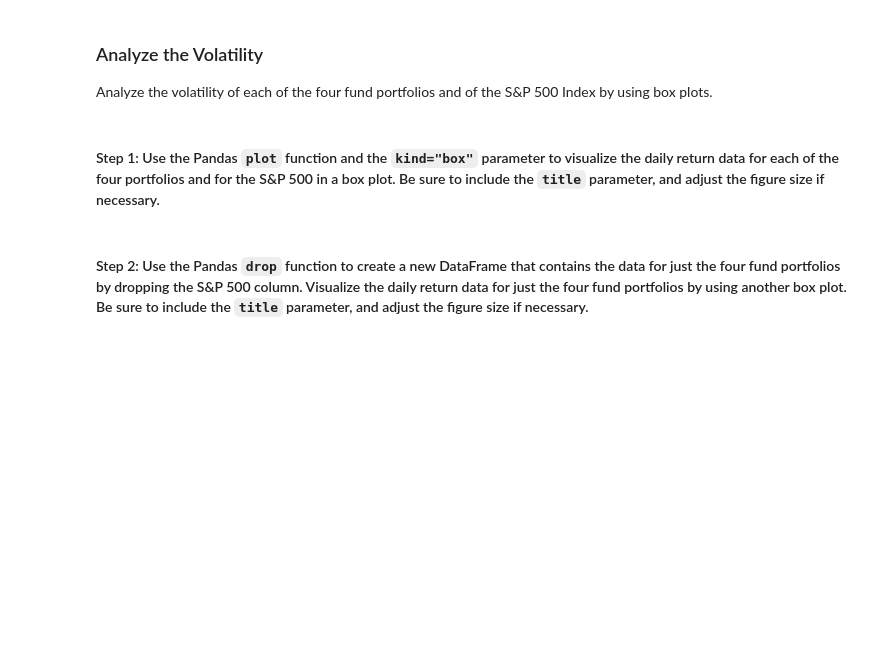
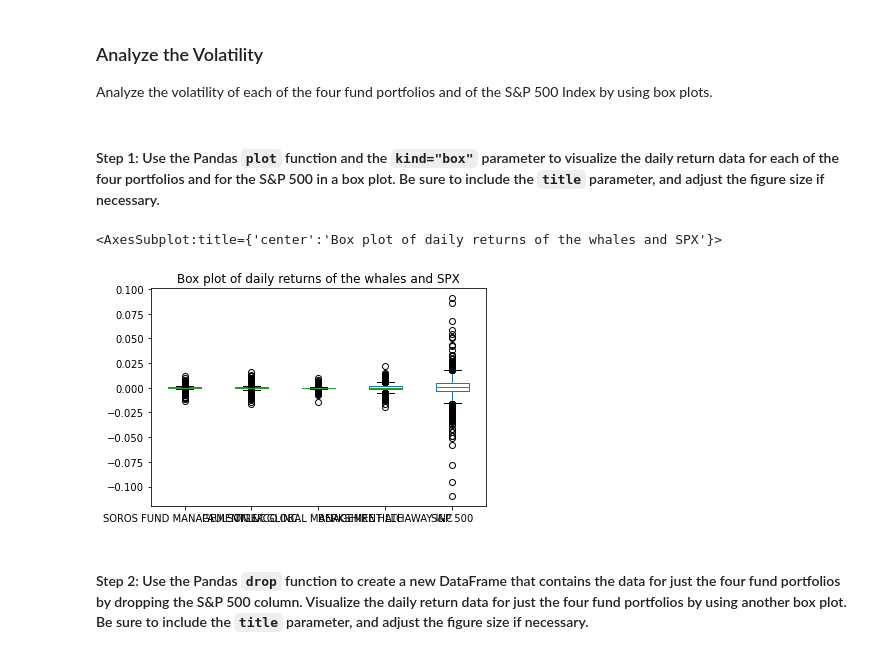
Before and after one commit to flyfishjay/challenge_week_4, a Jupyter notebook: risk_return_analysis.ipynb, the cells around one changed output. Drawn from its saved outputs; the diff is of its cells as text; code cells hidden in the pictures; blank space fills up the shorter version.

```diff
--- a/risk_return_analysis.ipynb
+++ b/risk_return_analysis.ipynb
@@ -215,7 +211,10 @@ Analyze the volatility of each of the four fund portfolios and of the S&P 500 In
 # %%
 # Use the daily return data to create box plots to visualize the volatility of the 4 funds and the S&P 500
 # Include a title parameter and adjust the figure size
-# YOUR CODE HERE
+whale_daily_returns.plot(kind ='box', title = 'Box plot of daily returns of the whales and SPX')
+# %% [output]
+<AxesSubplot:title={'center':'Box plot of daily returns of the whales and SPX'}>
+[figure, added]
 # %% [markdown]
 #### Step 2: Use the Pandas `drop` function to create a new DataFrame that contains the data for just the four fund portfolios by dropping the S&P 500 column. Visualize the daily return data for just the four fund portfolios by using another box plot. Be sure to include the `title` parameter, and adjust the figure size if necessary.
 # %%
```
Also changed, not shown: parts of 16 cells of this notebook.
